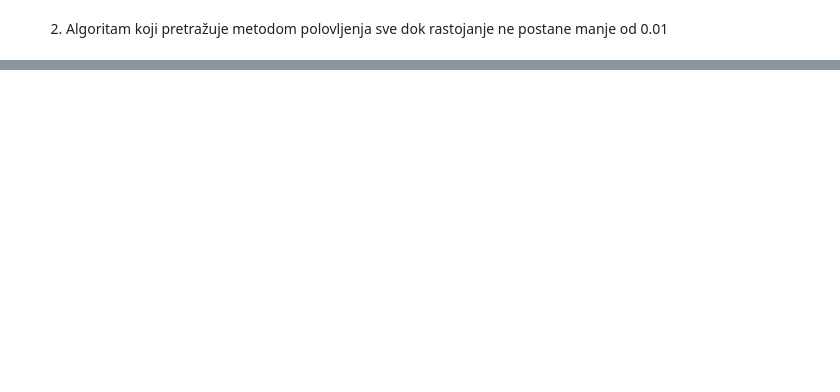
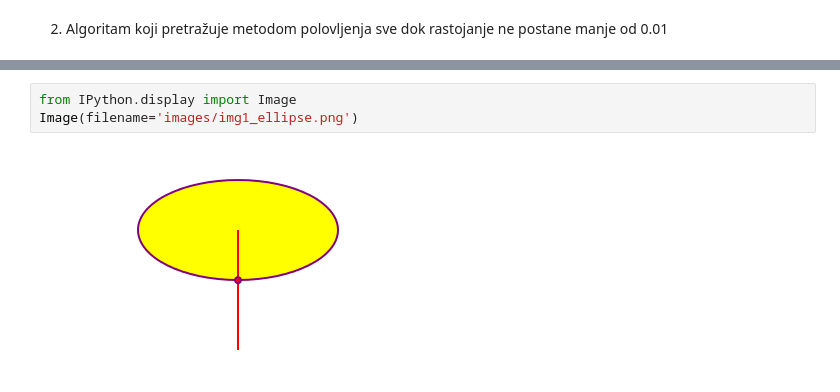
Before and after one commit to ftn-ai-lab/sc-2016-e2, a Jupyter notebook: teorija/notebooks/SC00b - numpy - matplotlib.ipynb, the cells around one changed output, grey strips where cells are left out. Saved outputs shown, nothing was run; the diff lists cells and outputs as text; blank space fills up the shorter version.

```diff
--- a/teorija/notebooks/SC00b - numpy - matplotlib.ipynb
+++ b/teorija/notebooks/SC00b - numpy - matplotlib.ipynb
@@ -391 +398,6 @@ reseno
 [drawing not drawn]
+# %%
+from IPython.display import Image
+Image(filename='images/img1_ellipse.png')
+# %% [output]
+[figure, added]
```
Also changed, not shown: parts of 2 cells of this notebook, 2 other files.
